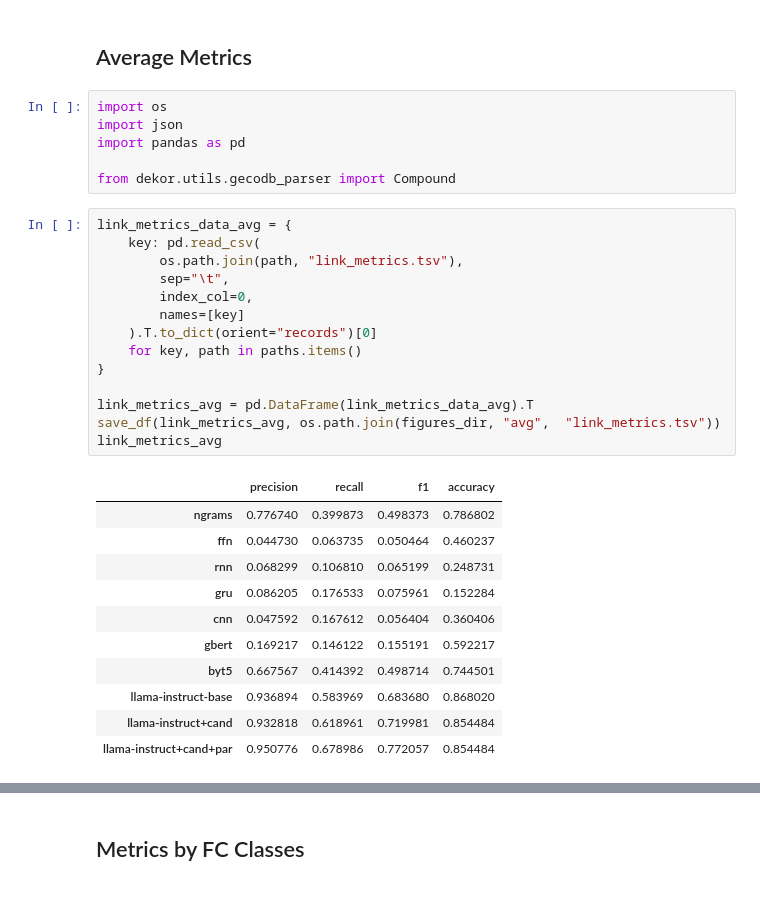
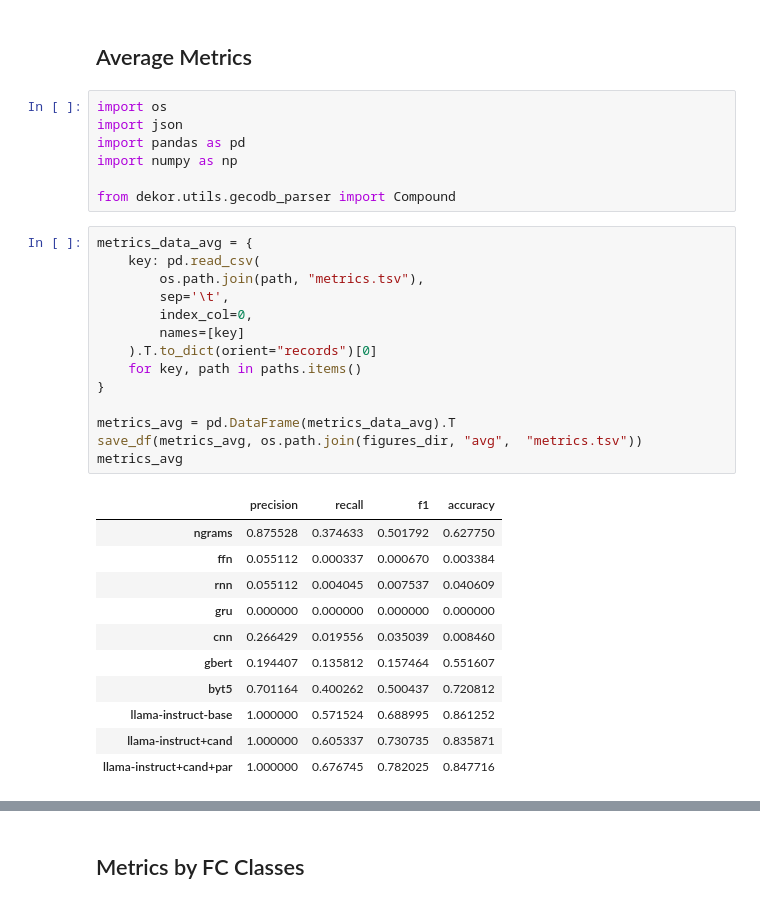
Before and after one commit to maxschmaltz/DEKOR, a Jupyter notebook: benchmarking/comparison.ipynb, the cells around one changed output, grey strips where cells are left out. Drawn from its saved outputs; the diff is of its cells as text.

```diff
--- a/benchmarking/comparison.ipynb
+++ b/benchmarking/comparison.ipynb
@@ -50,31 +50,32 @@ comp_type_counts
 import os
 import json
 import pandas as pd
+import numpy as np
 
 from dekor.utils.gecodb_parser import Compound
 # %%
-link_metrics_data_avg = {
+metrics_data_avg = {
 	key: pd.read_csv(
-		os.path.join(path, "link_metrics.tsv"),
-		sep="\t",
+		os.path.join(path, "metrics.tsv"),
+		sep='\t',
 		index_col=0,
 		names=[key]
 	).T.to_dict(orient="records")[0]
 	for key, path in paths.items()
 }
 
-link_metrics_avg = pd.DataFrame(link_metrics_data_avg).T
-save_df(link_metrics_avg, os.path.join(figures_dir, "avg",  "link_metrics.tsv"))
-link_metrics_avg
+metrics_avg = pd.DataFrame(metrics_data_avg).T
+save_df(metrics_avg, os.path.join(figures_dir, "avg",  "metrics.tsv"))
+metrics_avg
 # %% [output]
 |  | precision | recall | f1 | accuracy |
-| ngrams | 0.776740 | 0.399873 | 0.498373 | 0.786802 |
-| ffn | 0.044730 | 0.063735 | 0.050464 | 0.460237 |
-| rnn | 0.068299 | 0.106810 | 0.065199 | 0.248731 |
-| gru | 0.086205 | 0.176533 | 0.075961 | 0.152284 |
-| cnn | 0.047592 | 0.167612 | 0.056404 | 0.360406 |
-| gbert | 0.169217 | 0.146122 | 0.155191 | 0.592217 |
-| byt5 | 0.667567 | 0.414392 | 0.498714 | 0.744501 |
-| llama-instruct-base | 0.936894 | 0.583969 | 0.683680 | 0.868020 |
-| llama-instruct+cand | 0.932818 | 0.618961 | 0.719981 | 0.854484 |
-| llama-instruct+cand+par | 0.950776 | 0.678986 | 0.772057 | 0.854484 |
+| ngrams | 0.875528 | 0.374633 | 0.501792 | 0.627750 |
+| ffn | 0.055112 | 0.000337 | 0.000670 | 0.003384 |
+| rnn | 0.055112 | 0.004045 | 0.007537 | 0.040609 |
+| gru | 0.000000 | 0.000000 | 0.000000 | 0.000000 |
+| cnn | 0.266429 | 0.019556 | 0.035039 | 0.008460 |
+| gbert | 0.194407 | 0.135812 | 0.157464 | 0.551607 |
+| byt5 | 0.701164 | 0.400262 | 0.500437 | 0.720812 |
+| llama-instruct-base | 1.000000 | 0.571524 | 0.688995 | 0.861252 |
+| llama-instruct+cand | 1.000000 | 0.605337 | 0.730735 | 0.835871 |
+| llama-instruct+cand+par | 1.000000 | 0.676745 | 0.782025 | 0.847716 |
```
Also changed, not shown: parts of 30 cells of this notebook.
